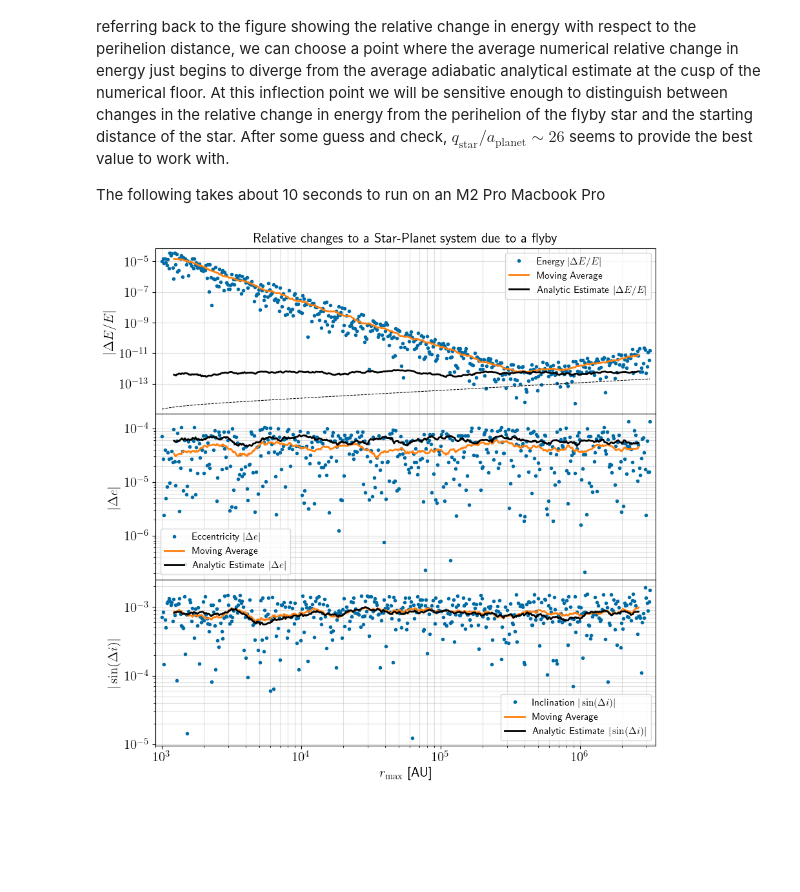
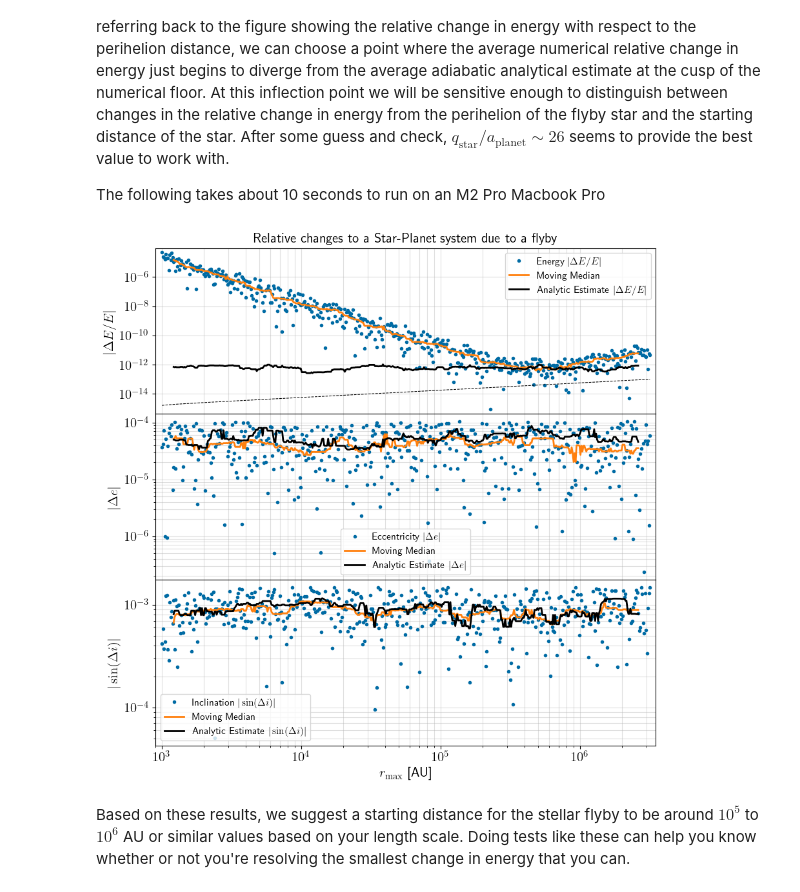
Before and after one commit to zyrxvo/airball, a Jupyter notebook: docs/examples/adiabatic-tests.ipynb, the cells around one changed output. Cells and saved outputs as stored; diff of their text form; code cells hidden in the pictures; blank space fills up the shorter version.

```diff
--- a/docs/examples/adiabatic-tests.ipynb
+++ b/docs/examples/adiabatic-tests.ipynb
@@ -114,11 +115,11 @@ Nflybys = 500
 star_qs = np.logspace(-1, 4, Nflybys) * planet_a
 qda = star_qs/planet_a
 star_bs = airball.tools.vinf_and_q_to_b(mu = airball.tools.gravitational_mu(sim, star), star_q = star_qs, star_v=star.v)
-stars = airball.Stars(m=star.m, b=star_bs, v=star.v)
+stars = airball.Stars(m=star.m, b=star_bs, v=star.v, seed=0)
 RMAX = 4.5e5 * u.au
 
 sims = [setup() for i in range(Nflybys)]
-sim_results = airball.flybys(sims, stars, hybrid=True, rmax=RMAX, overwrite=False)
+sim_results = airball.hybrid_flybys(sims, stars, rmax=RMAX, overwrite=False)
 
 est_dE = np.abs(airball.analytic.relative_energy_change(setup(), stars))
 est_de = np.abs(airball.analytic.eccentricity_change_adiabatic_estimate(setup(), stars, rmax=RMAX))
@@ -187,11 +188,11 @@ star_vs = np.logspace(np.log10(planet_v.value * 1e-2), np.log10(planet_v.value *
 star_bs = airball.tools.vinf_and_q_to_b(mu = airball.tools.gravitational_mu(sim, star), star_q = qFrac * planet_a, star_v=star_vs)
 
 sims = [setup() for i in range(Nflybys)]
-stars = airball.Stars(m=star.m, b=star_bs, v=star_vs)
+stars = airball.Stars(m=star.m, b=star_bs, v=star_vs, seed=1)
 vs_v = stars.v/planet_v
 RMAX = 1e5*u.au
 
-sim_results = airball.flybys(sims, stars, hybrid=True, rmax=RMAX, overwrite=False)
+sim_results = airball.hybrid_flybys(sims, stars, rmax=RMAX, overwrite=False)
 
 est_dE = np.abs(airball.analytic.relative_energy_change(setup(), stars))
 est_de = np.abs(airball.analytic.eccentricity_change_adiabatic_estimate(setup(), stars, rmax=RMAX))
@@ -252,23 +253,19 @@ The following takes about 10 seconds to run on an M2 Pro Macbook Pro
 # %%
 Nflybys = 500
 
-def loguniform(x):
-    '''Sample log-uniformly'''
-    return 1/x
-
 qs = 500 * np.ones(Nflybys) << u.au
-vs = airball.tools.maxwell.rvs(scale=airball.tools.maxwell_boltzmann_scale_from_dispersion(5), size=Nflybys) << u.km/u.s
-imf = airball.IMF(1e-3, 1e2, number_samples=50, mass_function=loguniform)
+vs = maxwell.rvs(scale=airball.tools.maxwell_boltzmann_scale_from_dispersion(5), size=Nflybys) << u.km/u.s
+imf = airball.IMF(1e-3, 1e2, number_samples=50, mass_function=airball.imf.loguniform())
 ms = imf.random_mass(Nflybys)
 mu = airball.tools.gravitational_mu(sim, star_mass=ms)
 bs = airball.tools.vinf_and_q_to_b(mu, qs, vs)
-stars = airball.Stars(m=ms, b=bs, v=vs)
+stars = airball.Stars(m=ms, b=bs, v=vs, seed=2)
 stars.sort('m')
 masses = stars.m
 
 RMAX = 4.5e5*u.au
 
-sim_results = airball.flybys(sims, stars, hybrid=True, rmax=RMAX, overwrite=False)
+sim_results = airball.hybrid_flybys(sims, stars, hybrid=True, rmax=RMAX, overwrite=False)
 
 est_dE = np.abs(airball.analytic.relative_energy_change(setup(), stars))
 est_de = np.abs(airball.analytic.eccentricity_change_adiabatic_estimate(setup(), stars, rmax=RMAX))
@@ -327,10 +324,10 @@ Nflybys = 500
 
 sims = [setup() for i in range(Nflybys)]
 star_b = airball.tools.vinf_and_q_to_b(mu = airball.tools.gravitational_mu(sim, star), star_q = 26 * planet_a, star_v=star.v)
-stars = airball.Stars(m=star.m, b=star_b, v=star.v, size=Nflybys)
+stars = airball.Stars(m=star.m, b=star_b, v=star.v, size=Nflybys, seed=3)
 rmaxes = np.logspace(3, 6.5, Nflybys) << u.au
 
-sim_results = airball.flybys(sims, stars, hybrid=True, rmax=rmaxes, overwrite=False)
+sim_results = airball.hybrid_flybys(sims, stars, rmax=rmaxes, overwrite=False)
 
 est_dE = np.abs(airball.analytic.relative_energy_change(setup(), stars))
 est_de = np.abs(airball.analytic.eccentricity_change_adiabatic_estimate(setup(), stars, rmax=rmaxes))
@@ -348,34 +345,36 @@ floor = 2.0**(-53.0) * np.sqrt(nsteps)
 n = 25
 plt.rcParams.update({'font.size': 15})
 fig,ax = plt.subplots(3,1, figsize=(10,10), sharex=True)
 ax[0].set_title(rf'Relative changes to a Star-Planet system due to a flyby', font={'size':15})
 
 ax[0].loglog(rmaxes, dE, 'C0.', label=r'Energy $|\Delta E/E|$')
-ax[0].loglog(ma(rmaxes, n), ma(dE, n,'nan'), 'C1-', lw=2, label='Moving Average')
+ax[0].loglog(ma(rmaxes, n), ma(dE, n,'nan'), 'C1-', lw=2, label='Moving Median')
 ax[0].loglog(ma(rmaxes,n), ma(est_dE,n,'nan'), 'k-', lw=2, label=r'Analytic Estimate $|\Delta E/E|$')
 ax[0].loglog(rmaxes, floor, 'k--', lw=0.75)
 ax[0].axhline(y=1, ls=':', c='k')
 ax[0].set_ylabel(r'$|\Delta E/E|$')
 ax[0].set_xlim([np.min(rmaxes.value)*0.9, np.max(rmaxes.value)*1.1])
 ax[0].set_ylim([np.min([dE, floor])/2, np.max(dE)*2])
 
 ax[1].loglog(rmaxes, de, 'C0.', label=r'Eccentricity $|\Delta e|$')
-ax[1].loglog(ma(rmaxes, n), ma(de, n,'nan'), 'C1-', lw=2, label='Moving Average')
+ax[1].loglog(ma(rmaxes, n), ma(de, n,'nan'), 'C1-', lw=2, label='Moving Median')
 ax[1].loglog(ma(rmaxes,n), ma(est_de,n,'nan'), 'k-', lw=2, label=r'Analytic Estimate $|\Delta e|$')
 ax[1].set_ylabel(r'$|\Delta e|$')
 
 ax[2].loglog(rmaxes, di, 'C0.', label=r'Inclination $|\sin(\Delta i)|$')
-ax[2].loglog(ma(rmaxes, n), ma(di, n,'nan'), 'C1-', lw=2, label='Moving Average')
+ax[2].loglog(ma(rmaxes, n), ma(di, n,'nan'), 'C1-', lw=2, label='Moving Median')
 ax[2].loglog(ma(rmaxes,n), ma(est_di,n,'nan'), 'k-', lw=2, label=r'Analytic Estimate $|\sin(\Delta i)|$')
 ax[2].set_ylabel(r'$|\sin(\Delta i)|$')
 ax[2].set_xlabel(r'$r_{\mathrm{max}}$ [AU]')
 
 for i in range(3):
     ax[i].legend(prop={'size': 11})
     ax[i].xaxis.grid(True, which='both', alpha=0.4)
     ax[i].yaxis.grid(True, which='both', alpha=0.4)
 
 plt.subplots_adjust(hspace=0.)
 plt.show()
 # %% [output]
-[figure, old version]
+[figure, new version]
+# %% [markdown]
+Based on these results, we suggest a starting distance for the stellar flyby to be around $10^5$ to $10^6$ AU or similar values based on your length scale. Doing tests like these can help you know whether or not you're resolving the smallest change in energy that you can.
```
Also changed, not shown: parts of 5 cells of this notebook, 9 other files.
